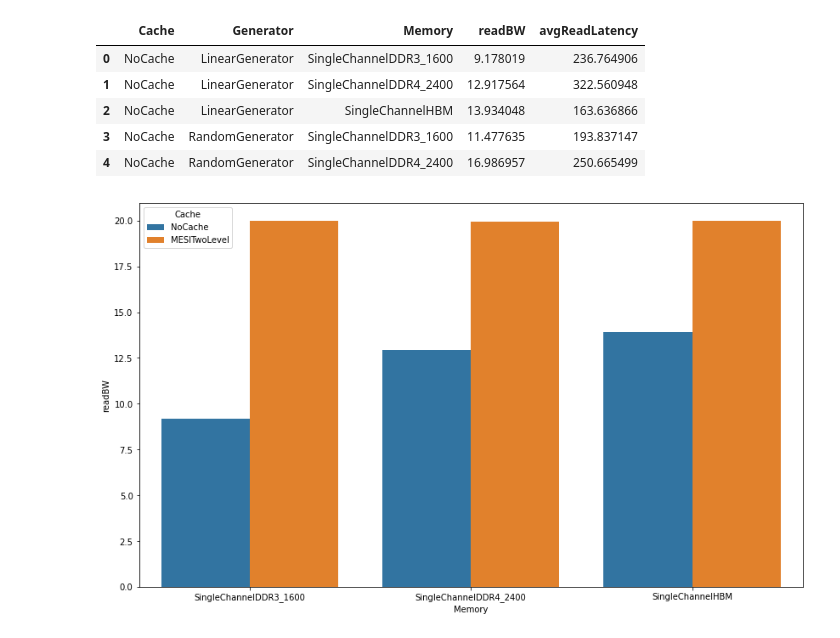
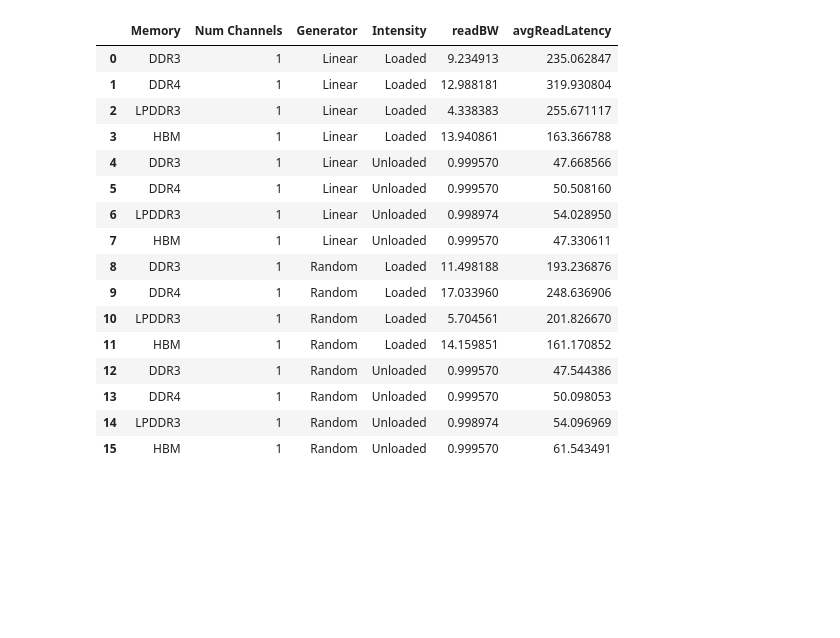
Before and after one commit to mahyarsamani/mem-perf, a Jupyter notebook: plotter.ipynb, the cells around one changed output. Cells and saved outputs as stored; diff of their text form; code cells hidden in the pictures; blank space fills up the shorter version.

```diff
--- a/plotter.ipynb
+++ b/plotter.ipynb
@@ -22 +33,48 @@ results_dir = "results"
+# %%
+generators = ["Linear", "Random"]
+intensities = ["Loaded", "Unloaded"]
+memories = ["DDR3", "DDR4", "LPDDR3", "HBM"]
+num_channels = ["1"]
+
+
+stats = ["readBW", "avgReadLatency"]
+def get_stat_file_name(generator, intensity, memory, num_channels):
+    return f"results/memory_studies/{generator}/{intensity}/{memory}/{num_channels}/stats.txt", f"results/memory_studies/{generator}/{intensity}/{memory}/{num_channels}/processor_stats.json"
+
+rows = []
+for generator in generators:
+    for intensity in intensities:
+        for memory in memories:
+            for num_chnls in num_channels:
+                row = [memory, num_chnls, generator, intensity]
+                stat_file_name, _ = get_stat_file_name(generator, intensity, memory, num_chnls)
+                with open(stat_file_name, "r") as stat_file:
+                    for stat in stats:
+                        stat_val = get_stat(stat_file, stat, 0)
+                        row.append(stat_val)
+                rows.append(row)
+
+memory_studies_data = pd.DataFrame(rows, columns = ["Memory", "Num Channels", "Generator", "Intensity"] + stats)
+memory_studies_data["readBW"] = memory_studies_data["readBW"] / 1073741824
+memory_studies_data["avgReadLatency"] = memory_studies_data["avgReadLatency"] / 1000
+# %%
+memory_studies_data.head(16)
+# %% [output]
+|  | Memory | Num Channels | Generator | Intensity | readBW | avgReadLatency |
+| 0 | DDR3 | 1 | Linear | Loaded | 9.234913 | 235.062847 |
+| 1 | DDR4 | 1 | Linear | Loaded | 12.988181 | 319.930804 |
+| 2 | LPDDR3 | 1 | Linear | Loaded | 4.338383 | 255.671117 |
+| 3 | HBM | 1 | Linear | Loaded | 13.940861 | 163.366788 |
+| 4 | DDR3 | 1 | Linear | Unloaded | 0.999570 | 47.668566 |
+| 5 | DDR4 | 1 | Linear | Unloaded | 0.999570 | 50.508160 |
+| 6 | LPDDR3 | 1 | Linear | Unloaded | 0.998974 | 54.028950 |
+| 7 | HBM | 1 | Linear | Unloaded | 0.999570 | 47.330611 |
+| 8 | DDR3 | 1 | Random | Loaded | 11.498188 | 193.236876 |
+| 9 | DDR4 | 1 | Random | Loaded | 17.033960 | 248.636906 |
+| 10 | LPDDR3 | 1 | Random | Loaded | 5.704561 | 201.826670 |
+| 11 | HBM | 1 | Random | Loaded | 14.159851 | 161.170852 |
+| 12 | DDR3 | 1 | Random | Unloaded | 0.999570 | 47.544386 |
+| 13 | DDR4 | 1 | Random | Unloaded | 0.999570 | 50.098053 |
+| 14 | LPDDR3 | 1 | Random | Unloaded | 0.998974 | 54.096969 |
+| 15 | HBM | 1 | Random | Unloaded | 0.999570 | 61.543491 |
 # %%
@@ -40,16 +102,0 @@ data["avgReadLatency"] = data["avgReadLatency"] / 1000
-# %%
-data.head()
-# %% [output]
-|  | Cache | Generator | Memory | readBW | avgReadLatency |
-| 0 | NoCache | LinearGenerator | SingleChannelDDR3_1600 | 9.178019 | 236.764906 |
-| 1 | NoCache | LinearGenerator | SingleChannelDDR4_2400 | 12.917564 | 322.560948 |
-| 2 | NoCache | LinearGenerator | SingleChannelHBM | 13.934048 | 163.636866 |
-| 3 | NoCache | RandomGenerator | SingleChannelDDR3_1600 | 11.477635 | 193.837147 |
-| 4 | NoCache | RandomGenerator | SingleChannelDDR4_2400 | 16.986957 | 250.665499 |
-# %%
-local_data = data[(data["Generator"] == "LinearGenerator")]
-plt.figure(figsize = (14, 8.32))
-ax = sns.barplot(x = "Memory", y = "readBW", hue = "Cache", data = local_data)
-ax.get_figure().savefig("BWLinear.png")
-# %% [output]
-[figure, removed]
```
Also changed, not shown: parts of 10 cells of this notebook, 4 other files.
